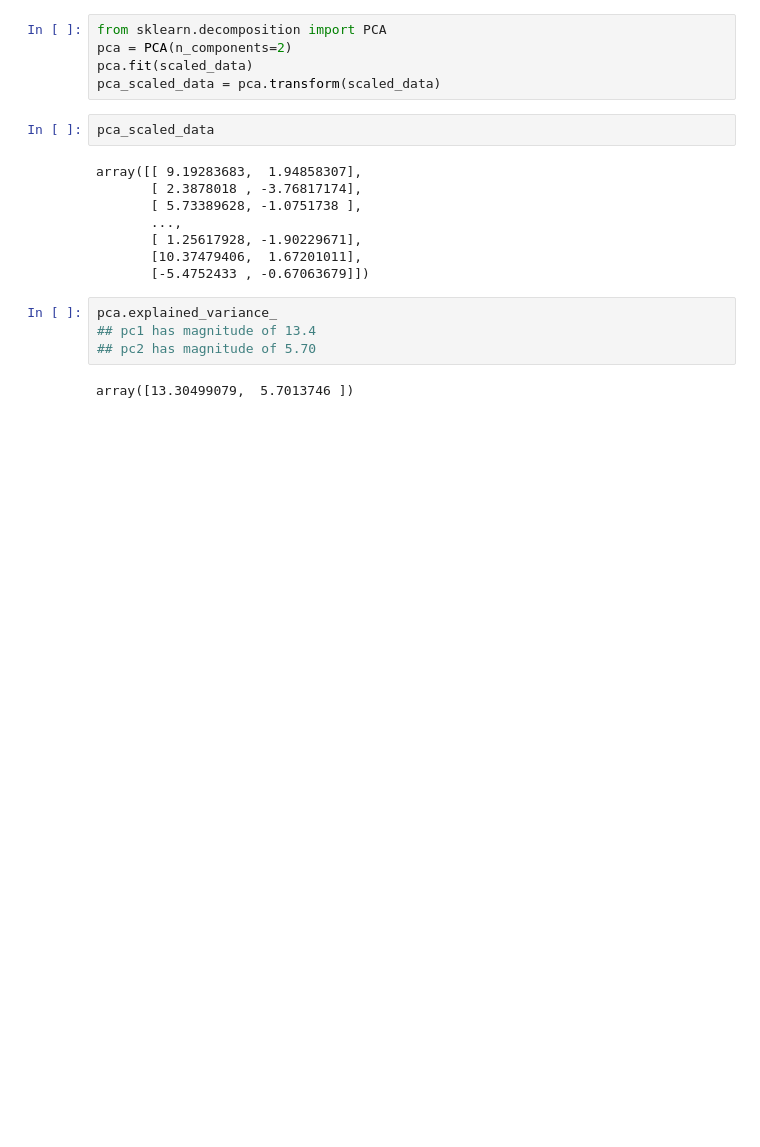
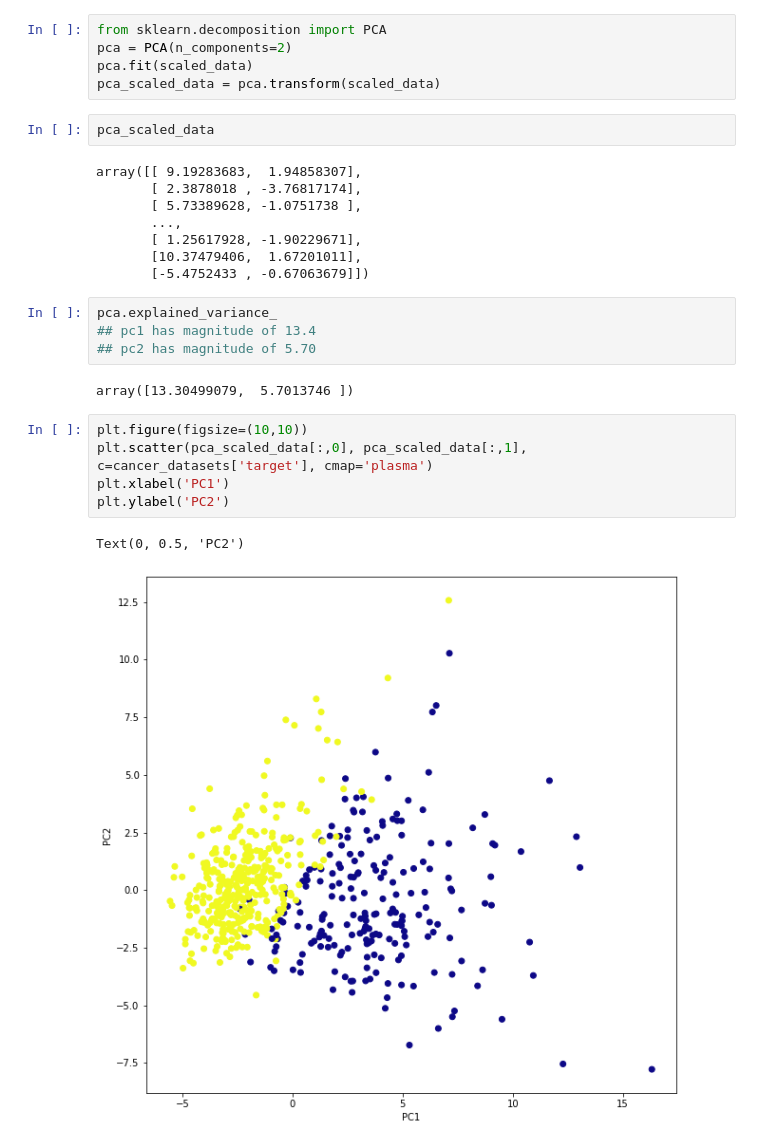
Before and after one commit to Abhinav12013975/Unsupervise-Learning, a Jupyter notebook: pca.ipynb, the cells around one changed output. Drawn from its saved outputs; the diff is of its cells as text; blank space fills up the shorter version.

Commit message:
plotting

```diff
--- a/pca.ipynb
+++ b/pca.ipynb
@@ -60,3 +60,11 @@ pca.explained_variance_
 ## pc2 has magnitude of 5.70
 # %% [output]
 array([13.30499079,  5.7013746 ])
+# %%
+plt.figure(figsize=(10,10))
+plt.scatter(pca_scaled_data[:,0], pca_scaled_data[:,1], c=cancer_datasets['target'], cmap='plasma')
+plt.xlabel('PC1')
+plt.ylabel('PC2')
+# %% [output]
+Text(0, 0.5, 'PC2')
+[figure, added]
```
